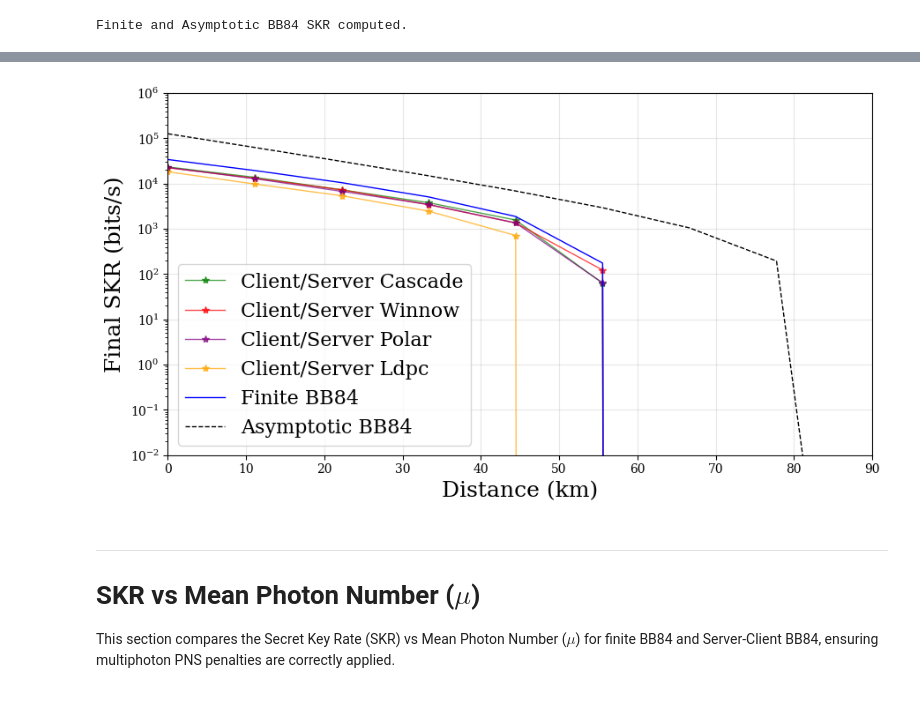
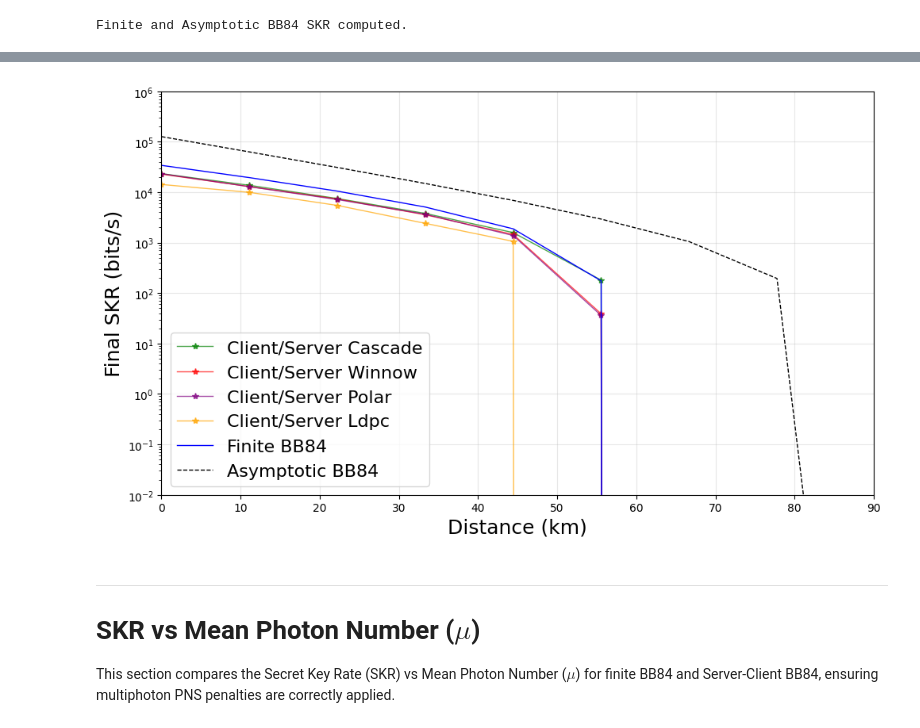
Before and after one commit to SPUTnik-42/qkderrsim, a Jupyter notebook: Finite_vs_ServerClient_Multiple_Protocols.ipynb, the cells around one changed output, grey strips where cells are left out. Drawn from its saved outputs; the diff is of its cells as text; code cells hidden in the pictures.

```diff
--- a/Finite_vs_ServerClient_Multiple_Protocols.ipynb
+++ b/Finite_vs_ServerClient_Multiple_Protocols.ipynb
@@ -255,37 +255,42 @@ OOP Sweep completed in 1004.73s.
 # Force Matplotlib to embed fonts as TrueType vectors instead of converting text to blurry bitmaps
 plt.rcParams['pdf.fonttype'] = 42
 plt.rcParams['ps.fonttype'] = 42
+plt.rcParams.update({
+    'font.family': 'DejaVu Sans',
+    'font.style': 'normal',
+    'font.weight': 'normal',
+})
 
 # Plotting the Authentic Full OOP Framework results
-plt.figure(figsize=(9, 5))
+plt.figure(figsize=(10, 6))
 colors = ['green', 'red', 'purple', 'orange', 'cyan']
 alphas = [0.6, 0.5, 0.4, 0.3, 0.2]
 for i, p in enumerate(protocols):
     label_name = 'Ldpc' if p == 'nr_ldpc_std' else p.capitalize()
     plt.semilogy(distance_km, oop_skr_all[p], '*-', linewidth=1, color=colors[i % len(colors)], alpha=0.7, label=f'Client/Server {label_name}') #($N={block_size}$)
 
 # Bring down the subset of the original math finite skr for comparison in the same region
 local_finite_skr = finite_protocol.skr_vs_distance(distance_km, block_size)
 plt.semilogy(distance_km, local_finite_skr, linewidth=1, color='blue', label=f'Finite BB84')#($N={block_size}$)
 
 # Add the asymptotic curve
 plt.semilogy(distance_km, asym_skr_dist, 'k--', linewidth=1, label='Asymptotic BB84')
 
 plt.xlabel('Distance (km)', fontsize=18)
 plt.ylabel('Final SKR (bits/s)', fontsize=18)
 #plt.title(f'SKR vs Distance ')
 plt.grid(alpha=0.3)
 plt.ylim(1e-2, 1e6)
 plt.legend(fontsize=16)
 plt.tight_layout()
 plt.xlim(0, 90)
 # Save vector EPS with raster element fallback at high DPI
 plt.savefig('figures/serverPlots_Finiteasym/plots_eps/finiteVsServerclientbb84_skrVsdistance_all.eps', format='eps', dpi=600, bbox_inches='tight')
 
 
 plt.show()
 # %% [output]
-[figure, old version]
+[figure, new version]
 # %% [markdown]
 ---
 # SKR vs Mean Photon Number ($\mu$)
```
Also changed, not shown: parts of 3 cells of this notebook, 22 other files.
